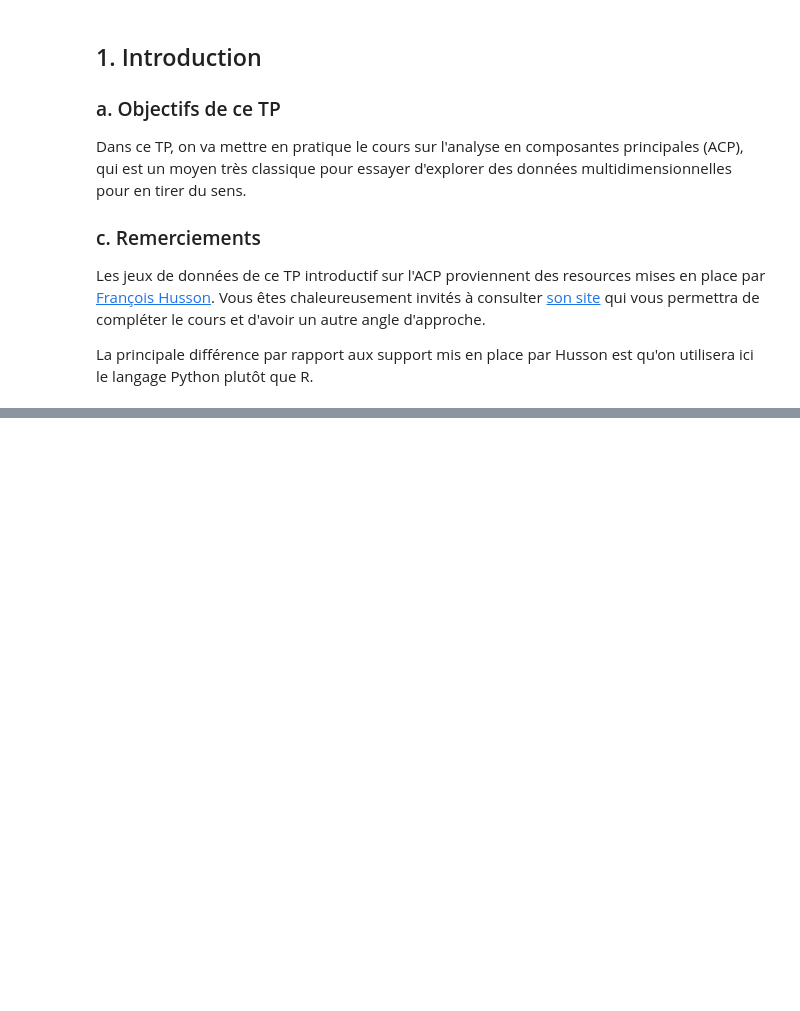
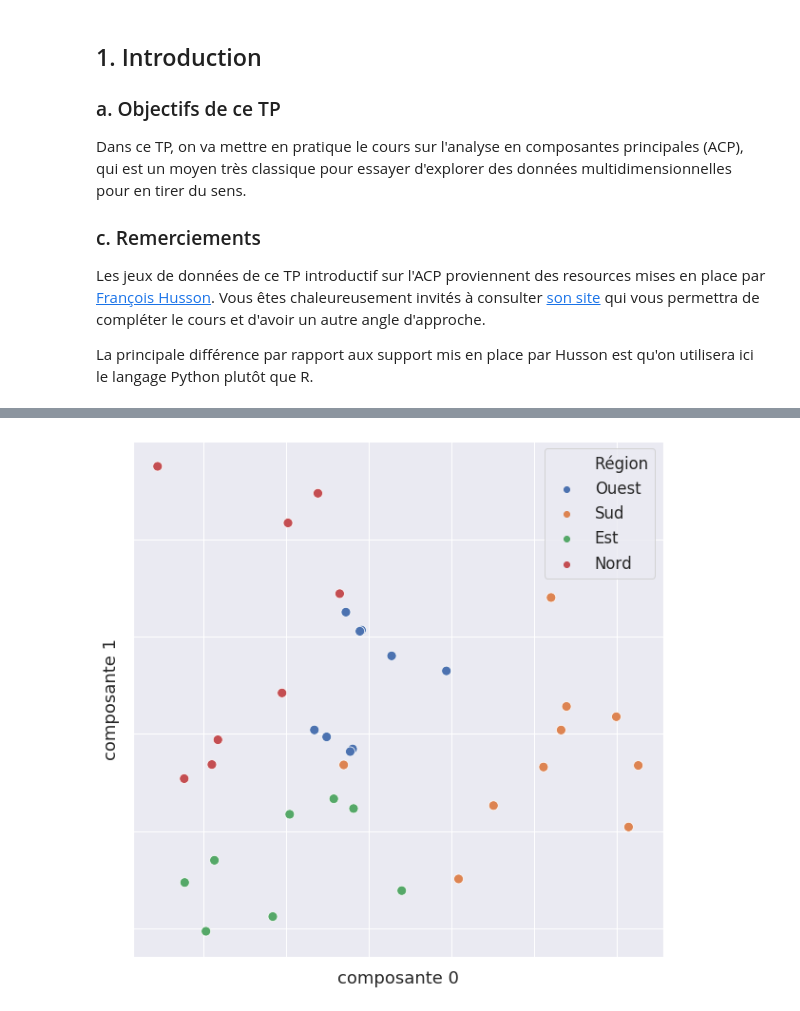
Before and after one commit to mordor-ai/multidim, a Jupyter notebook: colabs/2_Utilisation_ACP.ipynb, the cells around one changed output, grey strips where cells are left out. Cells and saved outputs as stored; diff of their text form; code cells hidden in the pictures; blank space fills up the shorter version.

```diff
--- a/colabs/2_Utilisation_ACP.ipynb
+++ b/colabs/2_Utilisation_ACP.ipynb
@@ -160,0 +187,16 @@ data
+# %%
+# Réalisons un affichage de nuage de points, où chaque donnée (ville) va apparaître
+g = sns.scatterplot(x='composante 0',
+                    y='composante 1',
+                    data=data_pca,
+                    hue='Région',
+                    s=100)
+
+# supprimons les indications sur les axes
+plt.gca().set_yticklabels([])
+plt.gca().set_xticklabels([])
+
+# agrandissons la figure
+plt.gcf().set_size_inches(10,10)
+# %% [output]
+[figure, added]
```
Also changed, not shown: parts of 25 cells of this notebook.
